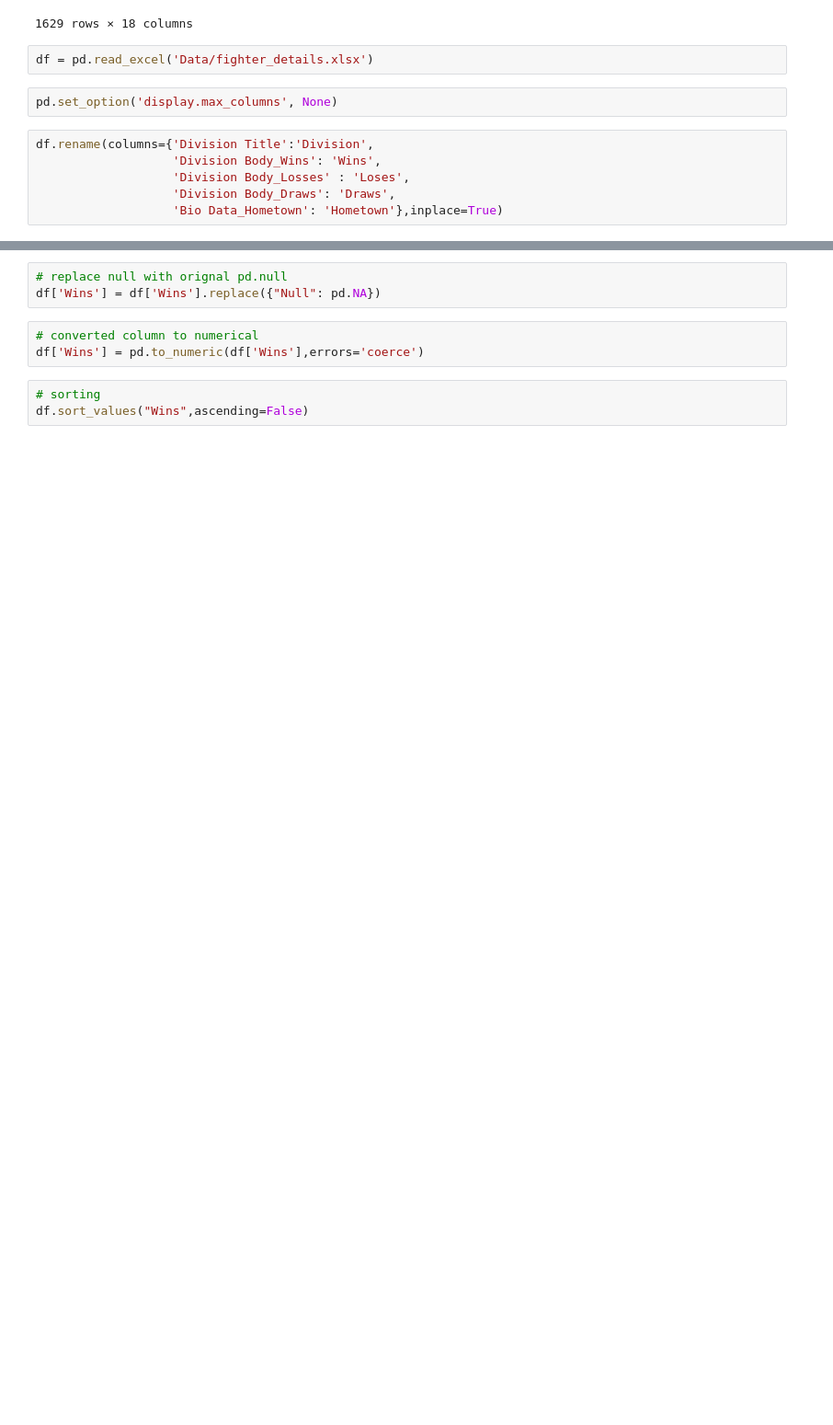
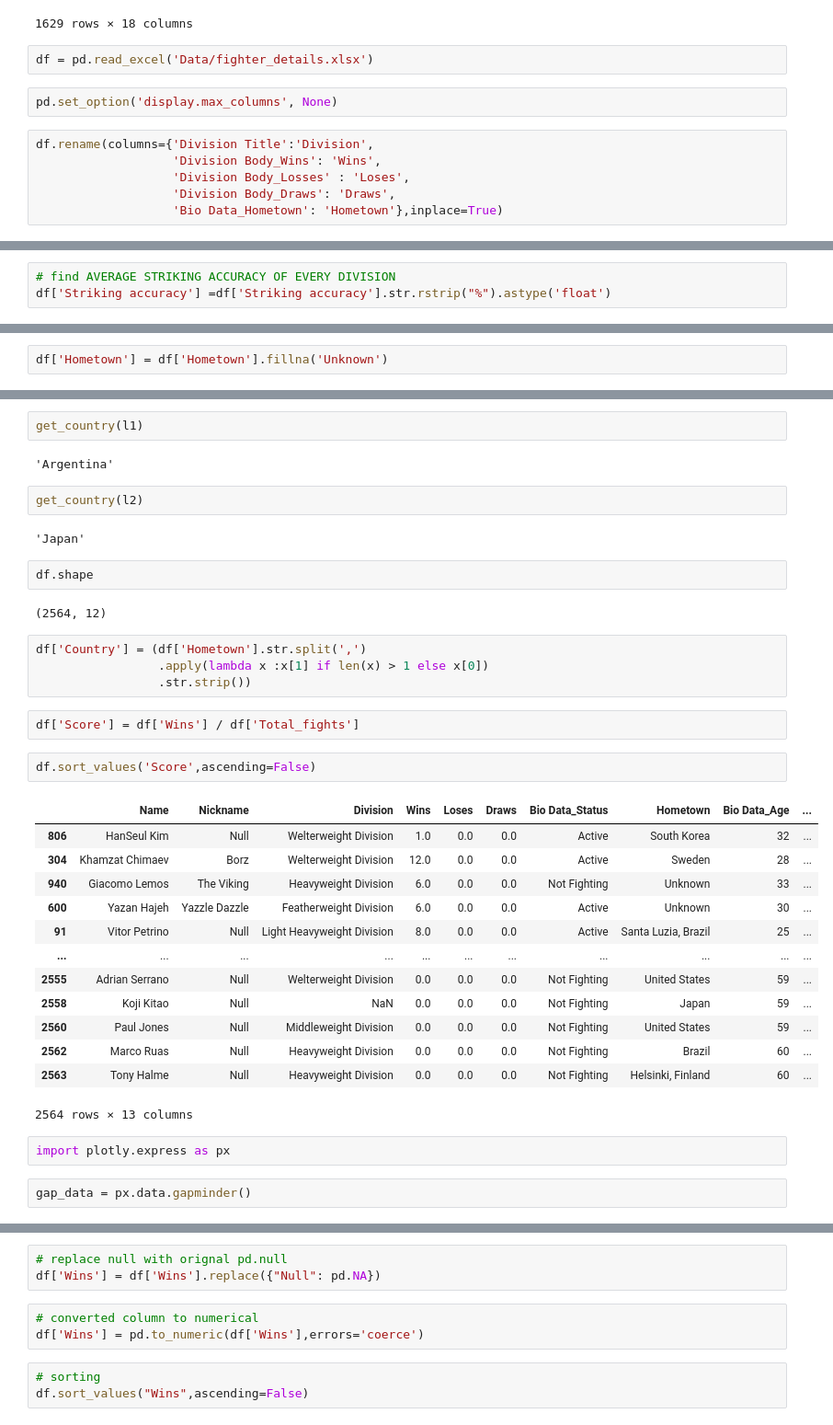
Before and after one commit to suraj4502/DS-Material, a Jupyter notebook: Pandas_3-5.ipynb, the cells around one changed output, grey strips where cells are left out. Shown at 92% size. Saved outputs shown, nothing was run; the diff lists cells and outputs as text; blank space fills up the shorter version.

```diff
--- a/Pandas_3-5.ipynb
+++ b/Pandas_3-5.ipynb
@@ -446,0 +547,3 @@ df.rename(columns={'Division Title':'Division',
+# %%
+# find AVERAGE STRIKING ACCURACY OF EVERY DIVISION
+df['Striking accuracy'] =df['Striking accuracy'].str.rstrip("%").astype('float')
@@ -446,0 +604,2 @@ df.rename(columns={'Division Title':'Division',
+# %%
+df['Hometown'] = df['Hometown'].fillna('Unknown')
@@ -446,0 +624,38 @@ df.rename(columns={'Division Title':'Division',
+# %%
+get_country(l1)
+# %% [output]
+'Argentina'
+# %%
+get_country(l2)
+# %% [output]
+'Japan'
+# %%
+df.shape
+# %% [output]
+(2564, 12)
+# %%
+df['Country'] = (df['Hometown'].str.split(',')
+                 .apply(lambda x :x[1] if len(x) > 1 else x[0])
+                 .str.strip())
+# %%
+df['Score'] = df['Wins'] / df['Total_fights']
+# %%
+df.sort_values('Score',ascending=False)
+# %% [output]
+|  | Name | Nickname | Division | Wins | Loses | Draws | Bio Data_Status | Hometown | Bio Data_Age | ... |
+| 806 | HanSeul Kim | Null | Welterweight Division | 1.0 | 0.0 | 0.0 | Active | South Korea | 32 | ... |
+| 304 | Khamzat Chimaev | Borz | Welterweight Division | 12.0 | 0.0 | 0.0 | Active | Sweden | 28 | ... |
+| 940 | Giacomo Lemos | The Viking | Heavyweight Division | 6.0 | 0.0 | 0.0 | Not Fighting | Unknown | 33 | ... |
+| 600 | Yazan Hajeh | Yazzle Dazzle | Featherweight Division | 6.0 | 0.0 | 0.0 | Active | Unknown | 30 | ... |
+| 91 | Vitor Petrino | Null | Light Heavyweight Division | 8.0 | 0.0 | 0.0 | Active | Santa Luzia, Brazil | 25 | ... |
+| ... | ... | ... | ... | ... | ... | ... | ... | ... | ... | ... |
+| 2555 | Adrian Serrano | Null | Welterweight Division | 0.0 | 0.0 | 0.0 | Not Fighting | United States | 59 | ... |
+| 2558 | Koji Kitao | Null | NaN | 0.0 | 0.0 | 0.0 | Not Fighting | Japan | 59 | ... |
+| 2560 | Paul Jones | Null | Middleweight Division | 0.0 | 0.0 | 0.0 | Not Fighting | United States | 59 | ... |
+| 2562 | Marco Ruas | Null | Heavyweight Division | 0.0 | 0.0 | 0.0 | Not Fighting | Brazil | 60 | ... |
+| 2563 | Tony Halme | Null | Heavyweight Division | 0.0 | 0.0 | 0.0 | Not Fighting | Helsinki, Finland | 60 | ... |
+2564 rows × 13 columns
+# %%
+import plotly.express as px
+# %%
+gap_data = px.data.gapminder()
```
Also changed, not shown: parts of 50 cells of this notebook.
